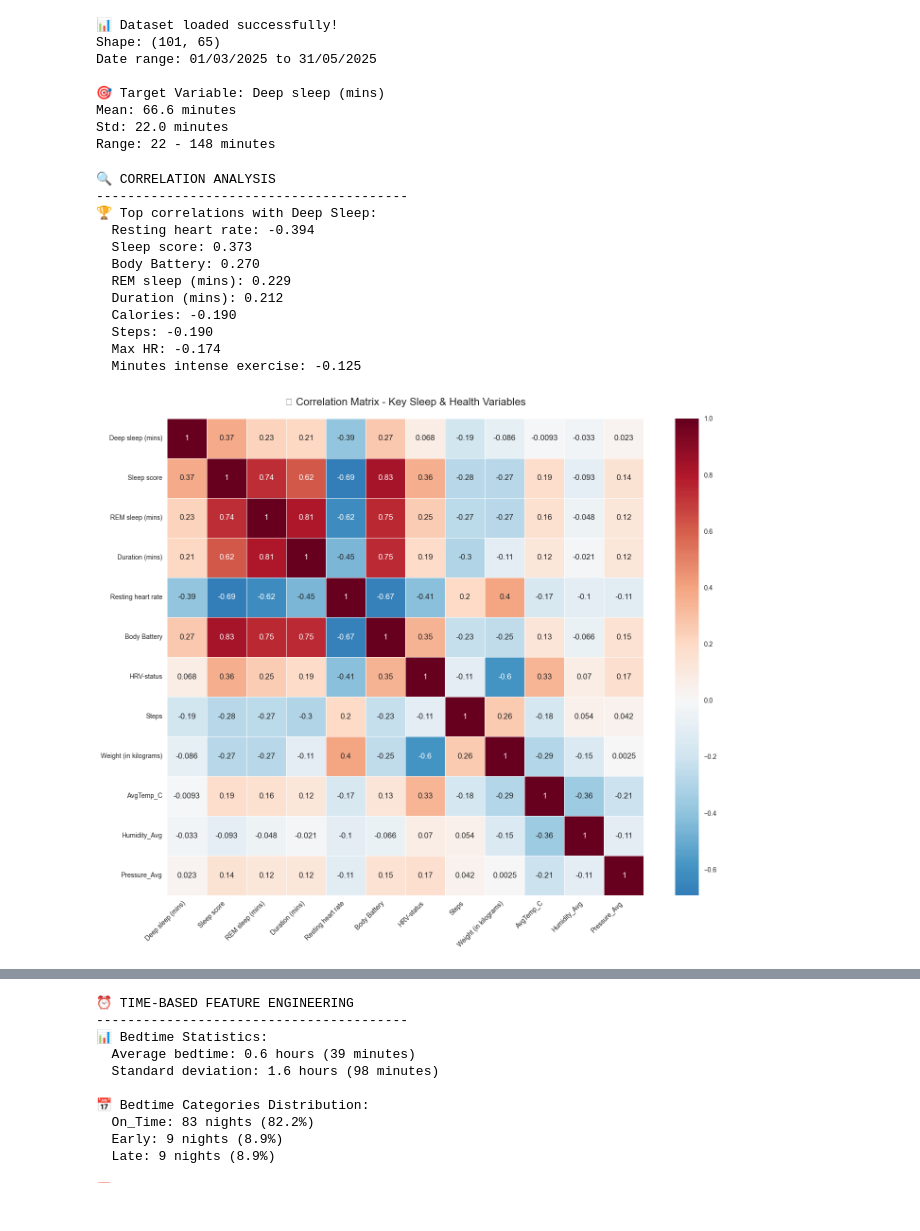
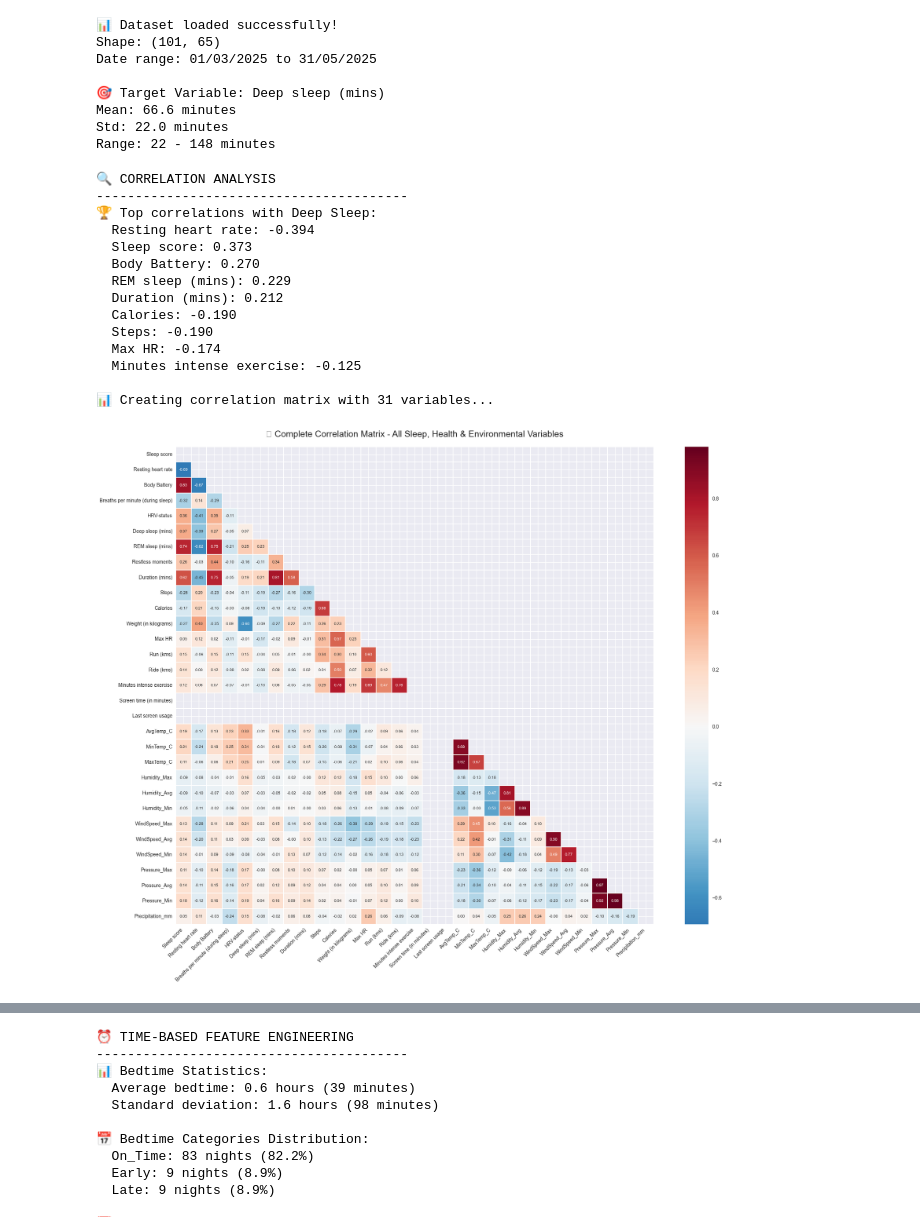
Before and after one commit to Keesmate/Deep-Sleep-Prediction, a Jupyter notebook: Feature-Engineering.ipynb, the cells around one changed output, grey strips where cells are left out. Saved outputs shown, nothing was run; the diff lists cells and outputs as text; code cells hidden in the pictures.

```diff
--- a/Feature-Engineering.ipynb
+++ b/Feature-Engineering.ipynb
@@ -43,10 +42,7 @@ Mean: 66.6 minutes
 Std: 22.0 minutes
 Range: 22 - 148 minutes
 # %%
-# =============================================================================
-# 2. CORRELATION MATRIX ANALYSIS
-# =============================================================================
-
+#Cor matrix
 def create_correlation_analysis(df):
     """Create comprehensive correlation analysis"""
 
@@ -55,7 +51,7 @@ def create_correlation_analysis(df):
 
     # Select numeric columns for correlation (excluding outlier indicators)
     numeric_cols = df.select_dtypes(include=[np.number]).columns
-    core_cols = [col for col in numeric_cols if not col.startswith('GMM_outlier')]
+    core_cols = [col for col in numeric_cols if not col.startswith('GMM_outlier') and not col.startswith('Last screen usage')]
 
     # Calculate correlation matrix
     corr_matrix = df[core_cols].corr()
@@ -65,41 +61,72 @@ def create_correlation_analysis(df):
 
     print("🏆 Top correlations with Deep Sleep:")
     for var, corr in deep_sleep_corr.head(10).items():
         if var != 'Deep sleep (mins)':
             print(f"  {var}: {corr:.3f}")
 
-    # Create correlation heatmap
-    plt.figure(figsize=(15, 12))
+    # Create correlation heatmap with ALL variables
+    plt.figure(figsize=(20, 16))
 
-    # Select most relevant variables for visualization
-    key_vars = ['Deep sleep (mins)', 'Sleep score', 'REM sleep (mins)', 'Duration (mins)',
-                'Resting heart rate', 'Body Battery', 'HRV-status', 'Steps', 'Weight (in kilograms)',
-                'AvgTemp_C', 'Humidity_Avg', 'Pressure_Avg']
+    # Use all core columns (excluding outlier indicators)
+    print(f"\n📊 Creating correlation matrix with {len(core_cols)} variables...")
 
-    key_vars = [var for var in key_vars if var in df.columns]
+    # Create the heatmap with all variables
+    mask = np.triu(np.ones_like(corr_matrix, dtype=bool))  # Show only lower triangle
 
-    sns.heatmap(df[key_vars].corr(), annot=True, cmap='RdBu_r', center=0,
-                square=True, linewidths=0.5)
-    plt.title('🔥 Correlation Matrix - Key Sleep & Health Variables', fontsize=16, pad=20)
+    sns.heatmap(corr_matrix,
+                annot=True,
+                cmap='RdBu_r',
+                center=0,
+                square=True,
+                linewidths=0.1,
+                mask=mask,  # Show only lower triangle to avoid redundancy
+                fmt='.2f',  # Format numbers to 2 decimal places
+                annot_kws={'size': 8})  # Smaller text for readability
+
+    plt.title('🔥 Complete Correlation Matrix - All Sleep, Health & Environmental Variables',
+              fontsize=18, pad=20)
+    plt.xticks(rotation=45, ha='right', fontsize=10)
+    plt.yticks(rotation=0, fontsize=10)
+    plt.tight_layout()
+    plt.show()
+
+    # Also create a focused heatmap on just the highest correlations with Deep Sleep
+    plt.figure(figsize=(12, 8))
+
+    # Get top correlations with deep sleep (both positive and negative)
+    top_correlations = deep_sleep_corr.head(15)  # Top 15 correlations
+    relevant_vars = ['Deep sleep (mins)'] + [var for var in top_correlations.index if var != 'Deep sleep (mins)']
+
+    sns.heatmap(df[relevant_vars].corr(),
+                annot=True,
+                cmap='RdBu_r',
+                center=0,
+                square=True,
+                linewidths=0.5,
+                fmt='.3f')
+
+    plt.title('🎯 Deep Sleep Focus - Top 15 Correlated Variables', fontsize=16, pad=20)
     plt.xticks(rotation=45, ha='right')
     plt.yticks(rotation=0)
     plt.tight_layout()
     plt.show()
 
     return corr_matrix
 
 correlation_matrix = create_correlation_analysis(df)
 # %% [output]
 🔍 CORRELATION ANALYSIS
 ----------------------------------------
 🏆 Top correlations with Deep Sleep:
   Resting heart rate: -0.394
   Sleep score: 0.373
   Body Battery: 0.270
   REM sleep (mins): 0.229
   Duration (mins): 0.212
   Calories: -0.190
   Steps: -0.190
   Max HR: -0.174
   Minutes intense exercise: -0.125
+
+📊 Creating correlation matrix with 31 variables...
-[figure, old version]
+[figure, new version]
```
Also changed, not shown: parts of 2 cells of this notebook, 1 other file.
